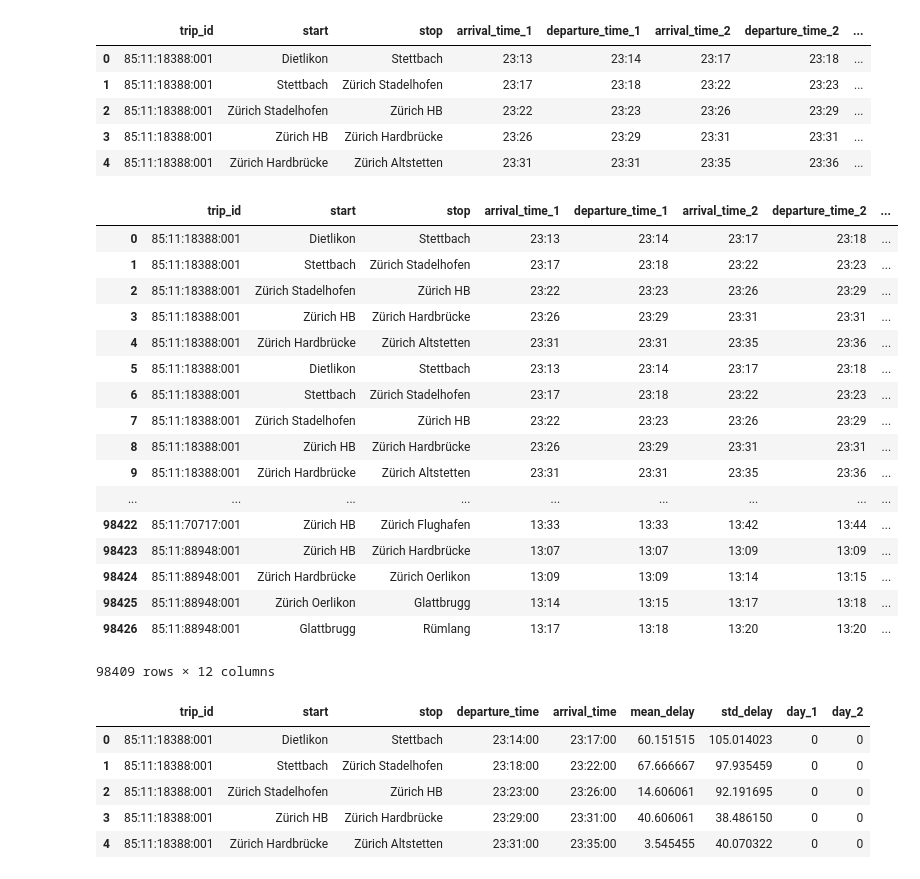
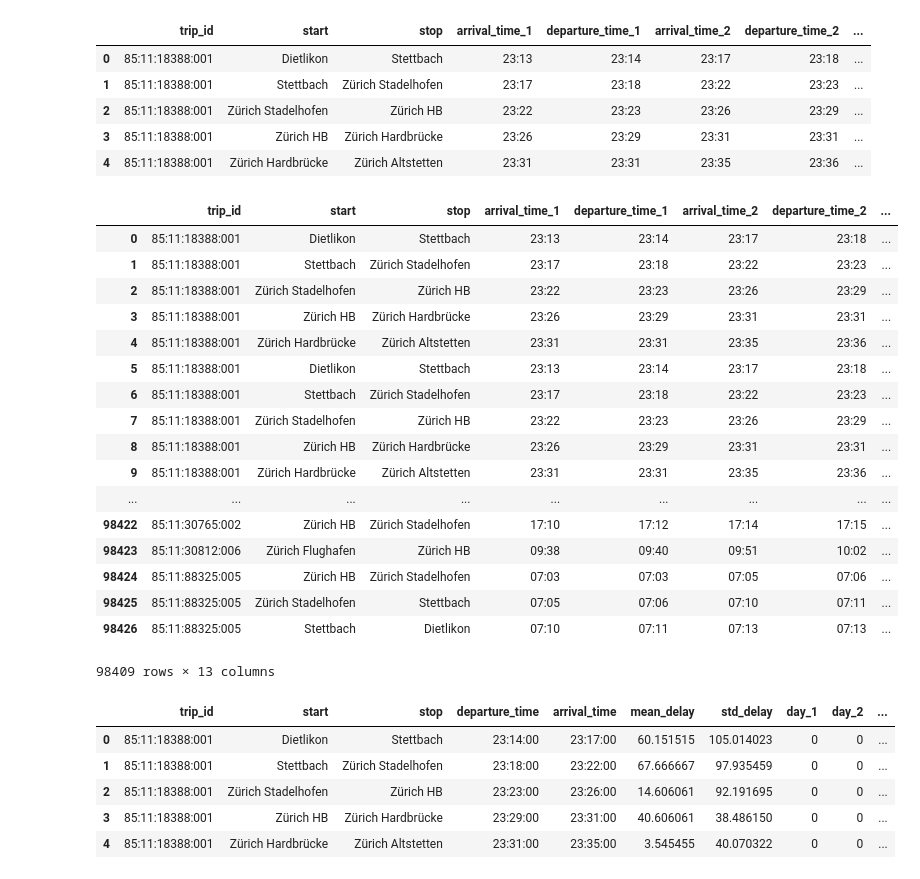
Before and after one commit to marcozov/journey_planning, a Jupyter notebook: FinalProject_ric.ipynb, the cells around one changed output. Cells and saved outputs as stored; diff of their text form; code cells hidden in the pictures.

```diff
--- a/FinalProject_ric.ipynb
+++ b/FinalProject_ric.ipynb
@@ -186,11 +186,17 @@ def compute_delta(arrival, departure, day):
         res = res + 60 * 24 * day
     return res
 
+def delays(s):
+    return tuple(s)
+    if s.shape[0] < 2:
+        return s
+    return list(s)
+
 # DataFrame containing the final schedule
 result = pd.DataFrame(columns= ['trip_id', 'start', 'stop',
                                'arrival_time_1', 'departure_time_1',
                                'arrival_time_2', 'departure_time_2',
-                               'mean_delay', 'std_delay', 'day_1', 'day_2', 'delta'])
+                               'mean_delay', 'std_delay', 'day_1', 'day_2', 'delta', 'delays'])
 
 # Iterating through groups
 for group in groups:
@@ -199,7 +205,7 @@ for group in groups:
     p = pd.DataFrame(info, columns=['stop', 'arrival_time', 'arrival_delay','departure_time', 'departure_delay', 'week_day'])
 
     # Computing the mean of arrival and departure delays
-    c = p.groupby(['week_day', 'arrival_time', 'departure_time', 'stop']).agg([np.mean, np.std])
+    c = p.groupby(['week_day', 'arrival_time', 'departure_time', 'stop']).agg([np.mean, np.std, delays])
 
     c = c.reset_index()
     c.columns = [' '.join(col).strip() for col in c.columns.values]
@@ -220,12 +226,15 @@ for group in groups:
                         c.loc[i+1, 'arrival_delay std'],
                         c.loc[i, 'week_day'],
                         c.loc[i+1, 'week_day'],
-                        compute_delta(c.loc[i, 'departure_time'], c.loc[i+1, 'arrival_time'], c.loc[i+1, 'week_day']-c.loc[i, 'week_day']))
+                        compute_delta(c.loc[i, 'departure_time'],
+                                      c.loc[i+1, 'arrival_time'],
+                                      c.loc[i+1, 'week_day']-c.loc[i, 'week_day']),
+                        c.loc[i+1, 'arrival_delay delays'])
                                   for i in range(len(c)-1)],
                      columns= ['trip_id', 'start', 'stop',
                                'arrival_time_1', 'departure_time_1',
                                'arrival_time_2', 'departure_time_2',
-                               'mean_delay', 'std_delay', 'day_1', 'day_2', 'delta'])
+                               'mean_delay', 'std_delay', 'day_1', 'day_2', 'delta', 'delays'])
     # Need to merge the last station with the first, in case of a trip that starts on sunday night and finisches
     # on monday morning
     m = len(c)-1
@@ -241,6 +250,7 @@ for group in groups:
                 'day_1': c.loc[m, 'week_day'],
                 'day_2': c.loc[0, 'week_day'],
                 'delta': compute_delta(c.loc[m, 'departure_time'], c.loc[0, 'arrival_time'], c.loc[0, 'week_day']+7-c.loc[m, 'week_day']),
+                'delays': c.loc[m, 'arrival_delay delays']
                  }], ignore_index=True
                )
     # Filtering the wrong couples and couples where the start and stop stations are the same
@@ -311,32 +342,32 @@ result
 | 8 | 85:11:18388:001 | Zürich HB | Zürich Hardbrücke | 23:26 | 23:29 | 23:31 | 23:31 | ... |
 | 9 | 85:11:18388:001 | Zürich Hardbrücke | Zürich Altstetten | 23:31 | 23:31 | 23:35 | 23:36 | ... |
 | ... | ... | ... | ... | ... | ... | ... | ... | ... |
-| 98422 | 85:11:70717:001 | Zürich HB | Zürich Flughafen | 13:33 | 13:33 | 13:42 | 13:44 | ... |
-| 98423 | 85:11:88948:001 | Zürich HB | Zürich Hardbrücke | 13:07 | 13:07 | 13:09 | 13:09 | ... |
-| 98424 | 85:11:88948:001 | Zürich Hardbrücke | Zürich Oerlikon | 13:09 | 13:09 | 13:14 | 13:15 | ... |
-| 98425 | 85:11:88948:001 | Zürich Oerlikon | Glattbrugg | 13:14 | 13:15 | 13:17 | 13:18 | ... |
-| 98426 | 85:11:88948:001 | Glattbrugg | Rümlang | 13:17 | 13:18 | 13:20 | 13:20 | ... |
+| 98422 | 85:11:30765:002 | Zürich HB | Zürich Stadelhofen | 17:10 | 17:12 | 17:14 | 17:15 | ... |
+| 98423 | 85:11:30812:006 | Zürich Flughafen | Zürich HB | 09:38 | 09:40 | 09:51 | 10:02 | ... |
+| 98424 | 85:11:88325:005 | Zürich HB | Zürich Stadelhofen | 07:03 | 07:03 | 07:05 | 07:06 | ... |
+| 98425 | 85:11:88325:005 | Zürich Stadelhofen | Stettbach | 07:05 | 07:06 | 07:10 | 07:11 | ... |
+| 98426 | 85:11:88325:005 | Stettbach | Dietlikon | 07:10 | 07:11 | 07:13 | 07:13 | ... |
-98409 rows × 12 columns
+98409 rows × 13 columns
 # %%
 # change time type and drop/rename columns
-result = (result.drop(['arrival_time_1', 'departure_time_2', 'delta'], axis=1))
+result2 = (result.drop(['arrival_time_1', 'departure_time_2', 'delta'], axis=1))
 
 def make_time(entry):
-    h, m = entry.split(':')
-    return datetime.timedelta(hours=int(h), minutes=int(m), seconds=0)
+    #h, m = entry.split(':')
+    return pd.Timedelta(entry+':00')
 
-result['departure_time_1'] = result['departure_time_1'].apply(lambda x: make_time(x))
-result['arrival_time_2'] = result['arrival_time_2'].apply(lambda x: make_time(x))
-result = result2.rename(columns={'departure_time_1': 'departure_time', 'arrival_time_2': 'arrival_time'})
+result2['departure_time_1'] = result2['departure_time_1'].apply(lambda x: make_time(x))
+result2['arrival_time_2'] = result2['arrival_time_2'].apply(lambda x: make_time(x))
+result2 = result2.rename(columns={'departure_time_1': 'departure_time', 'arrival_time_2': 'arrival_time'})
 
-result.head()
+result2.head()
 # %% [output]
-|  | trip_id | start | stop | departure_time | arrival_time | mean_delay | std_delay | day_1 | day_2 |
-| 0 | 85:11:18388:001 | Dietlikon | Stettbach | 23:14:00 | 23:17:00 | 60.151515 | 105.014023 | 0 | 0 |
-| 1 | 85:11:18388:001 | Stettbach | Zürich Stadelhofen | 23:18:00 | 23:22:00 | 67.666667 | 97.935459 | 0 | 0 |
-| 2 | 85:11:18388:001 | Zürich Stadelhofen | Zürich HB | 23:23:00 | 23:26:00 | 14.606061 | 92.191695 | 0 | 0 |
-| 3 | 85:11:18388:001 | Zürich HB | Zürich Hardbrücke | 23:29:00 | 23:31:00 | 40.606061 | 38.486150 | 0 | 0 |
-| 4 | 85:11:18388:001 | Zürich Hardbrücke | Zürich Altstetten | 23:31:00 | 23:35:00 | 3.545455 | 40.070322 | 0 | 0 |
+|  | trip_id | start | stop | departure_time | arrival_time | mean_delay | std_delay | day_1 | day_2 | ... |
+| 0 | 85:11:18388:001 | Dietlikon | Stettbach | 23:14:00 | 23:17:00 | 60.151515 | 105.014023 | 0 | 0 | ... |
+| 1 | 85:11:18388:001 | Stettbach | Zürich Stadelhofen | 23:18:00 | 23:22:00 | 67.666667 | 97.935459 | 0 | 0 | ... |
+| 2 | 85:11:18388:001 | Zürich Stadelhofen | Zürich HB | 23:23:00 | 23:26:00 | 14.606061 | 92.191695 | 0 | 0 | ... |
+| 3 | 85:11:18388:001 | Zürich HB | Zürich Hardbrücke | 23:29:00 | 23:31:00 | 40.606061 | 38.486150 | 0 | 0 | ... |
+| 4 | 85:11:18388:001 | Zürich Hardbrücke | Zürich Altstetten | 23:31:00 | 23:35:00 | 3.545455 | 40.070322 | 0 | 0 | ... |
 # %%
 # Compute the walking times between stations. Keeping only stations within 300m
 walk = pd.DataFrame(columns= ['trip_id', 'start', 'stop',
```
Also changed, not shown: parts of 12 cells of this notebook, 1 other file.
